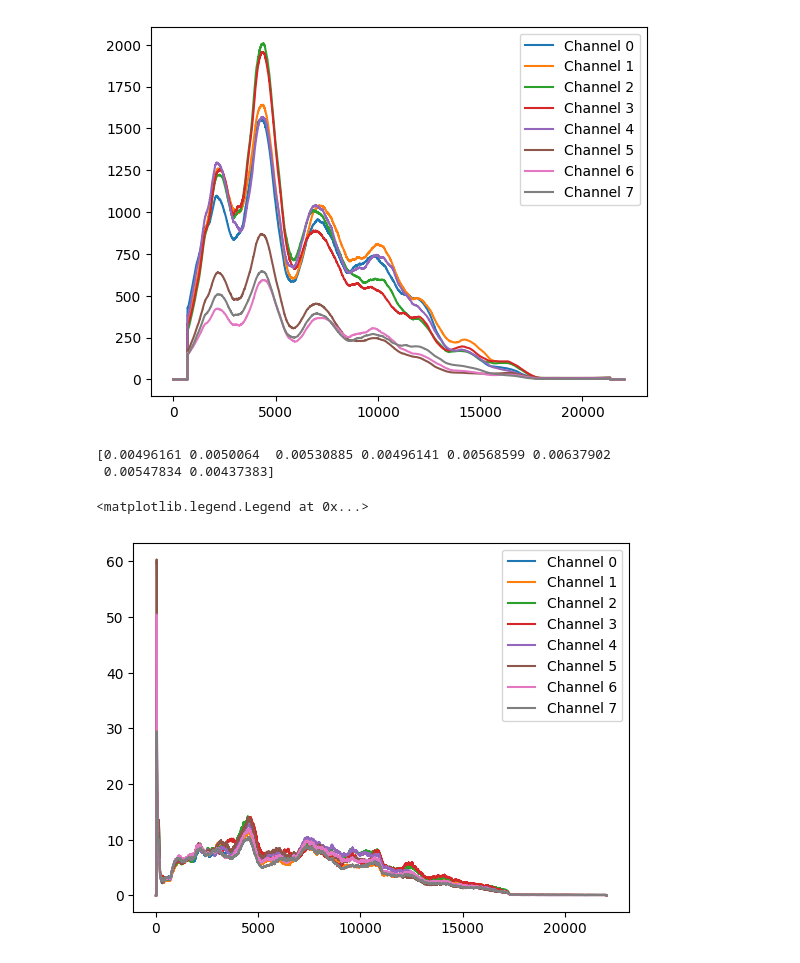
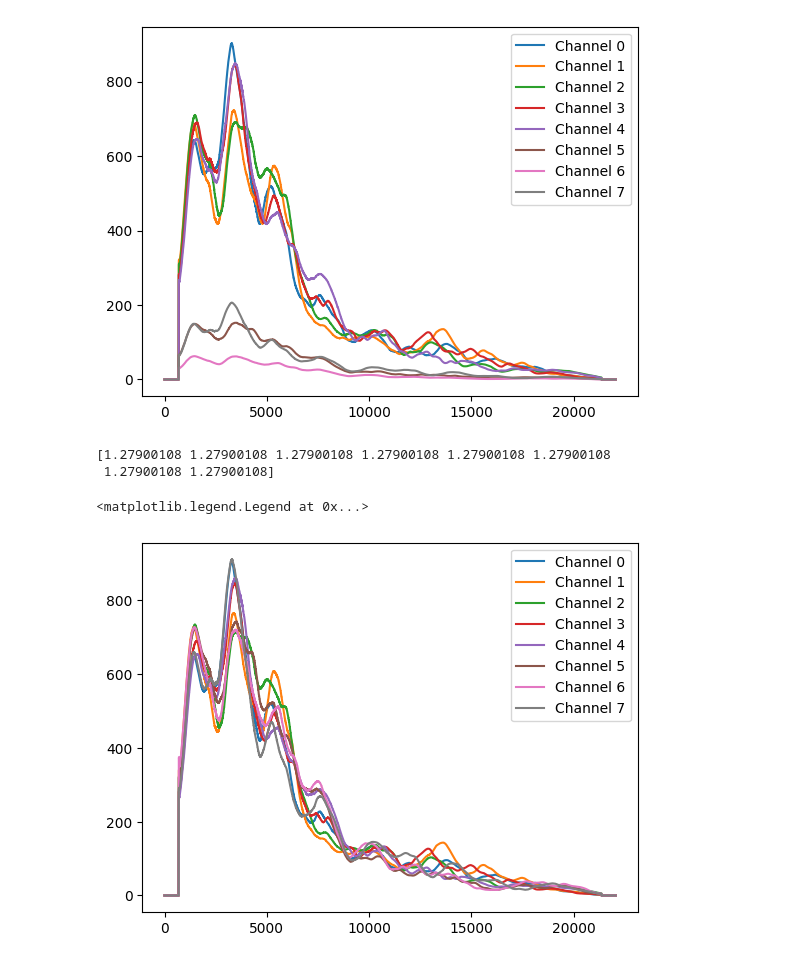
Before and after one commit to UnilK/dippa, a Jupyter notebook: signalAnalysis/array_calibration.ipynb, the cells around one changed output. Drawn from its saved outputs; the diff is of its cells as text; code cells hidden in the pictures.

```diff
--- a/signalAnalysis/array_calibration.ipynb
+++ b/signalAnalysis/array_calibration.ipynb
@@ -10,7 +10,7 @@ from scipy.signal import butter, sosfiltfilt
 import os
 import json
 # %%
-path = "../samples/default_array8_calibration.wav"
+path = "../samples/yespillow.wav"
 
 def moving_average(a, n=3):
     ret = np.cumsum(a, dtype=float)
@@ -45,54 +45,55 @@ y = np.abs(np.fft.ifft(np.fft.fft(a)*np.fft.fft(b)))
 y = moving_average(y, sr)
 
 peaks = []
 ma = np.max(y)
 for i in range(1, len(y)-1):
     if y[i] > y[i-1] and y[i] > y[i+1] and y[i] > 0.03 * ma and i+3*sr+size < n:
         if len(peaks) > 0 and i-peaks[-1] < sr:
             continue
         peaks.append(i)
         samples += rms_normalize(x[i+3*sr:i+size+3*sr])
 
 # plt.plot(y)
 # plt.scatter(peaks, y[peaks])
 
 means = np.ones(m)
 for i in range(m):
     X = np.fft.rfft(samples[:,i])
     f = np.fft.rfftfreq(size, 1/sr)
     plt.plot(f, moving_average(np.abs(X), size//32), label=f"Channel {i}")
     means[i] = np.sqrt(np.mean(samples[:,i] * samples[:,i]))
 
 plt.legend()
 
 calibration = np.max(means) / means
 calibration = [*calibration]
 
 calibf = os.path.splitext(os.path.basename(path))[0]+".json"
 with open(calibf, "w", encoding="utf-8") as f:
     json.dump(calibration, f)
 # %% [output]
-[figure, old version]
+[figure, new version]
 # %%
-path = "../samples/testwalk.wav"
+# path = "../samples/yespillow.wav"
 
-x, sr = sf.read(path, always_2d=True)
-n, m = x.shape
+# x, sr = sf.read(path, always_2d=True)
+# n, m = x.shape
+# x *= calibration
 
-x *= calibration
+samples *= calibration
 
 means = np.ones(m)
 for i in range(m):
-    X = np.fft.rfft(x[:,i])
-    f = np.fft.rfftfreq(n, 1/sr)
+    X = np.fft.rfft(samples[:,i])
+    f = np.fft.rfftfreq(size, 1/sr)
     plt.plot(f, moving_average(np.abs(X), size//32), label=f"Channel {i}")
-    means[i] = np.sqrt(np.mean(x[:,i] * x[:,i]))
+    means[i] = np.sqrt(np.mean(samples[:,i] * samples[:,i]))
 
 print(means)
 
 plt.legend()
 # %% [output]
-[0.00496161 0.0050064  0.00530885 0.00496141 0.00568599 0.00637902
- 0.00547834 0.00437383]
+[1.27900108 1.27900108 1.27900108 1.27900108 1.27900108 1.27900108
+ 1.27900108 1.27900108]
 <matplotlib.legend.Legend at 0x...>
-[figure, old version]
+[figure, new version]
```
Also changed, not shown: parts of 1 cell of this notebook, 12 other files.
